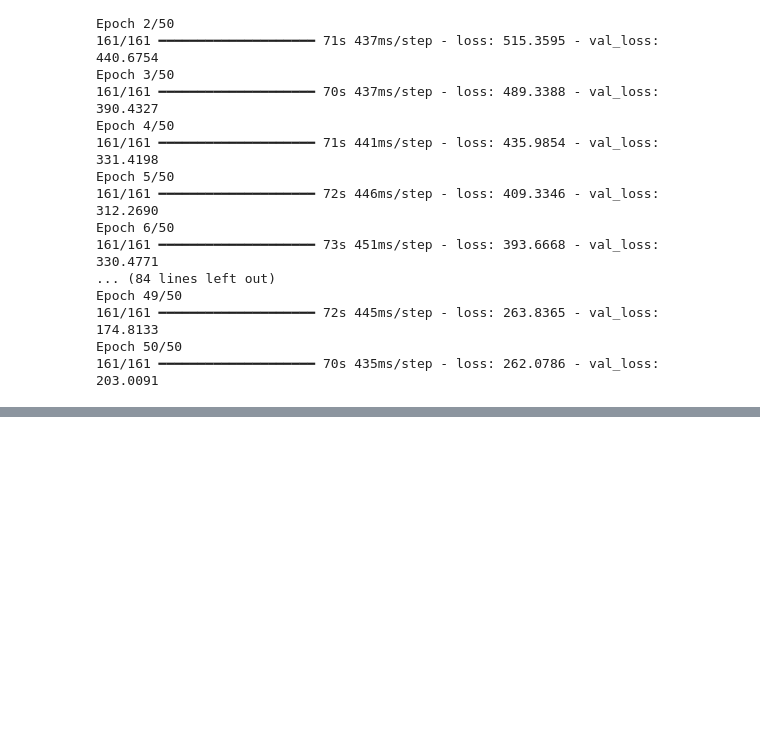
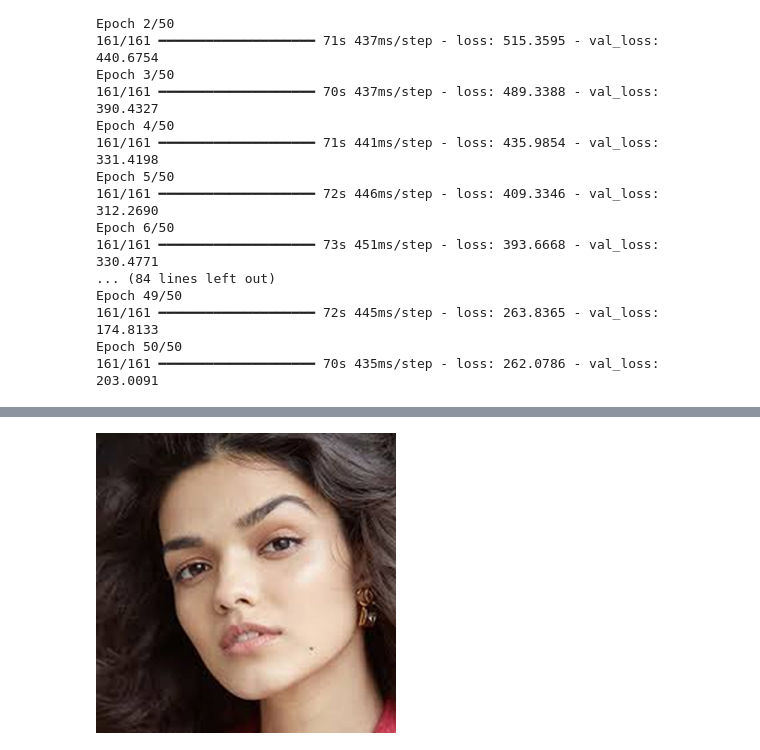
Before and after one commit to jayshivankar/Face-Analysis, a Jupyter notebook: Models/age_prediction.ipynb, the cells around one changed output, grey strips where cells are left out. Saved outputs shown, nothing was run; the diff lists cells and outputs as text; code cells hidden in the pictures; blank space fills up the shorter version.

```diff
--- a/Models/age_prediction.ipynb
+++ b/Models/age_prediction.ipynb
@@ -238,0 +310,3 @@ Epoch 50/50
+# %%
+process_and_predict('../datasets/age_prediction_test/female_2.jpeg')
+# %% [output]
@@ -238,0 +317 @@ Epoch 50/50
+[figure, added]
```
Also changed, not shown: parts of 9 cells of this notebook, 2 other files.
